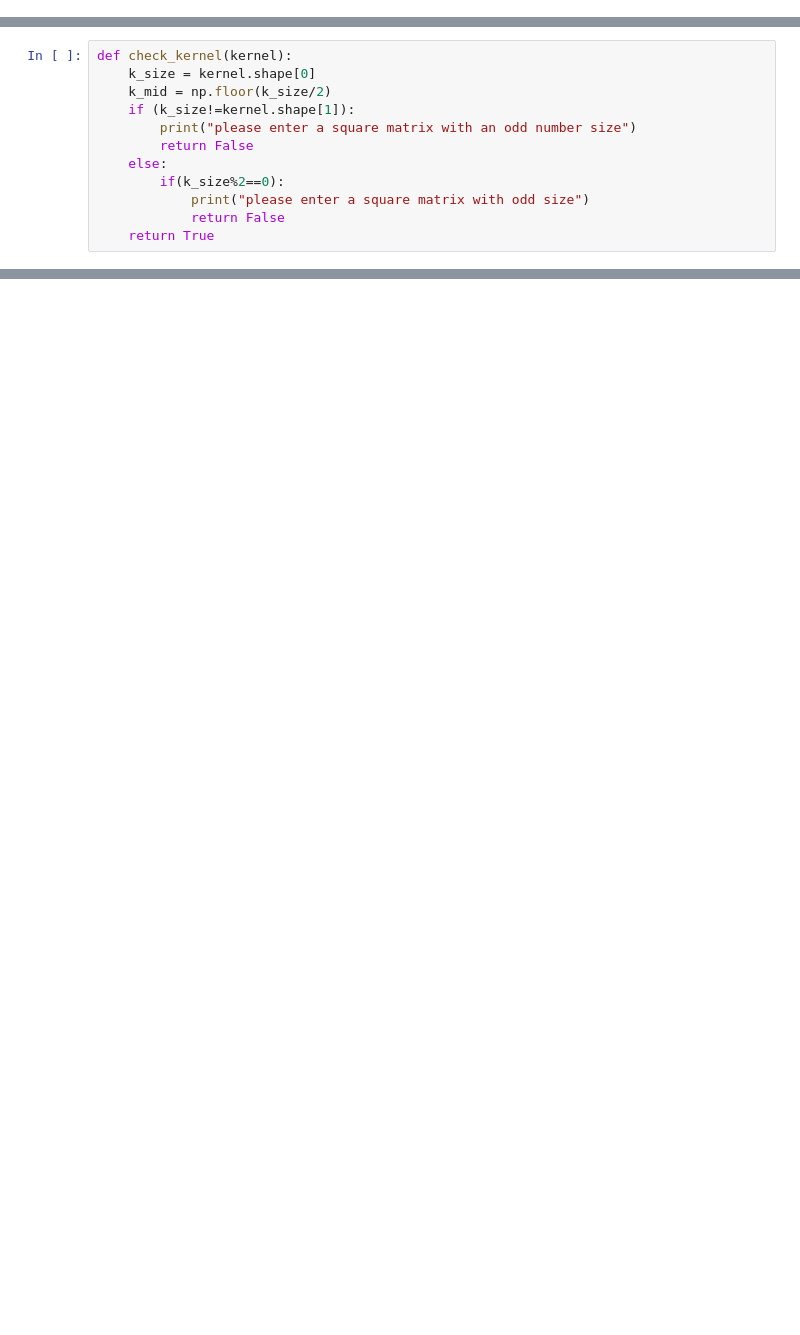
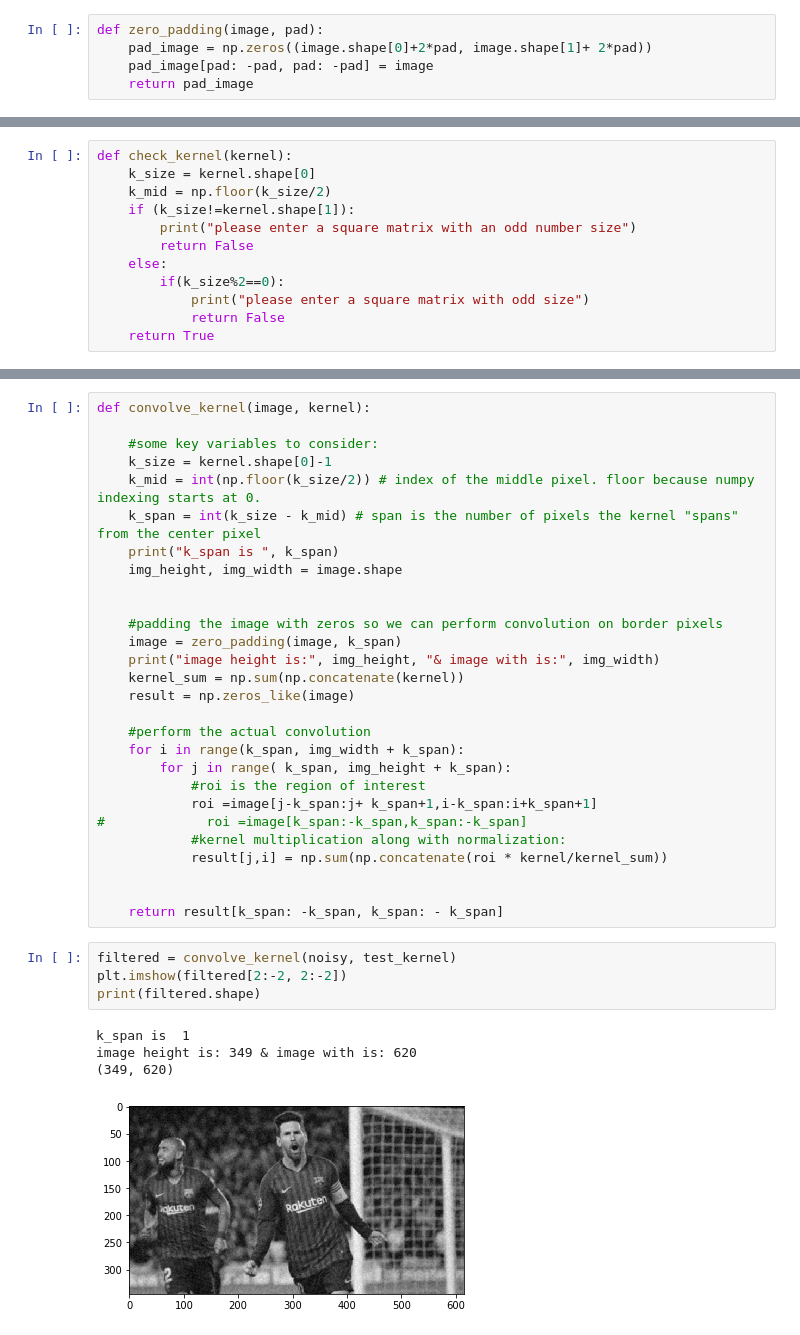
Before and after one commit to Nikj16/Introduction-to-computer-vision, a Jupyter notebook: Notebooks/2A-L2-Filtering.ipynb, the cells around one changed output, grey strips where cells are left out. Cells and saved outputs as stored; diff of their text form; blank space fills up the shorter version.

```diff
--- a/Notebooks/2A-L2-Filtering.ipynb
+++ b/Notebooks/2A-L2-Filtering.ipynb
@@ -40,0 +35,5 @@ int(k_mid)
+# %%
+def zero_padding(image, pad):
+    pad_image = np.zeros((image.shape[0]+2*pad, image.shape[1]+ 2*pad))
+    pad_image[pad: -pad, pad: -pad] = image
+    return pad_image
@@ -98,0 +60,37 @@ for i,j in zip(range(10), range(15,25)):
+# %%
+def convolve_kernel(image, kernel):
+
+    #some key variables to consider:
+    k_size = kernel.shape[0]-1
+    k_mid = int(np.floor(k_size/2)) # index of the middle pixel. floor because numpy indexing starts at 0.
+    k_span = int(k_size - k_mid) # span is the number of pixels the kernel "spans" from the center pixel
+    print("k_span is ", k_span)
+    img_height, img_width = image.shape
+
+
+    #padding the image with zeros so we can perform convolution on border pixels
+    image = zero_padding(image, k_span)
+    print("image height is:", img_height, "& image with is:", img_width)
+    kernel_sum = np.sum(np.concatenate(kernel))
+    result = np.zeros_like(image)
+
+    #perform the actual convolution
+    for i in range(k_span, img_width + k_span):
+        for j in range( k_span, img_height + k_span):
+            #roi is the region of interest
+            roi =image[j-k_span:j+ k_span+1,i-k_span:i+k_span+1]
+#             roi =image[k_span:-k_span,k_span:-k_span]
+            #kernel multiplication along with normalization:
+            result[j,i] = np.sum(np.concatenate(roi * kernel/kernel_sum))
+
+
+    return result[k_span: -k_span, k_span: - k_span]
+# %%
+filtered = convolve_kernel(noisy, test_kernel)
+plt.imshow(filtered[2:-2, 2:-2])
+print(filtered.shape)
+# %% [output]
+k_span is  1
+image height is: 349 & image with is: 620
+(349, 620)
+[figure, added]
```
Also changed, not shown: parts of 26 cells of this notebook, 2 other files.
